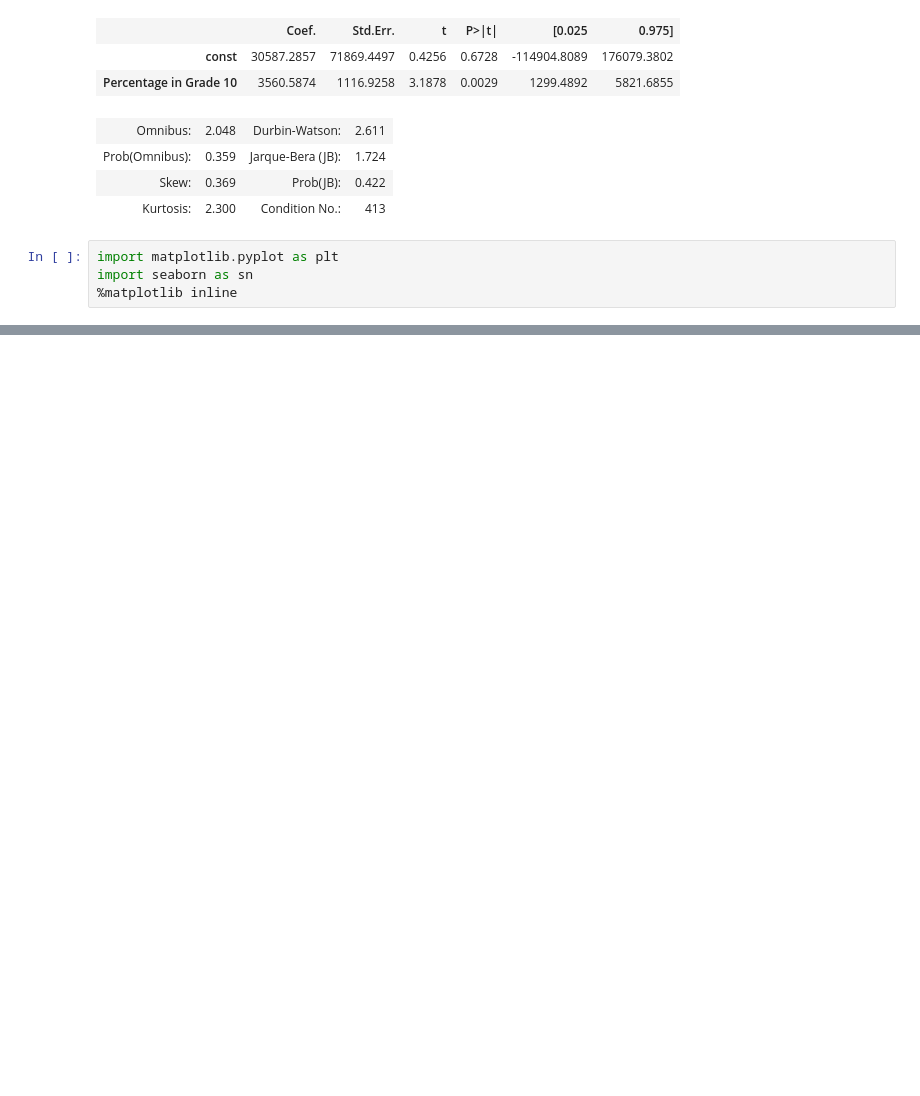
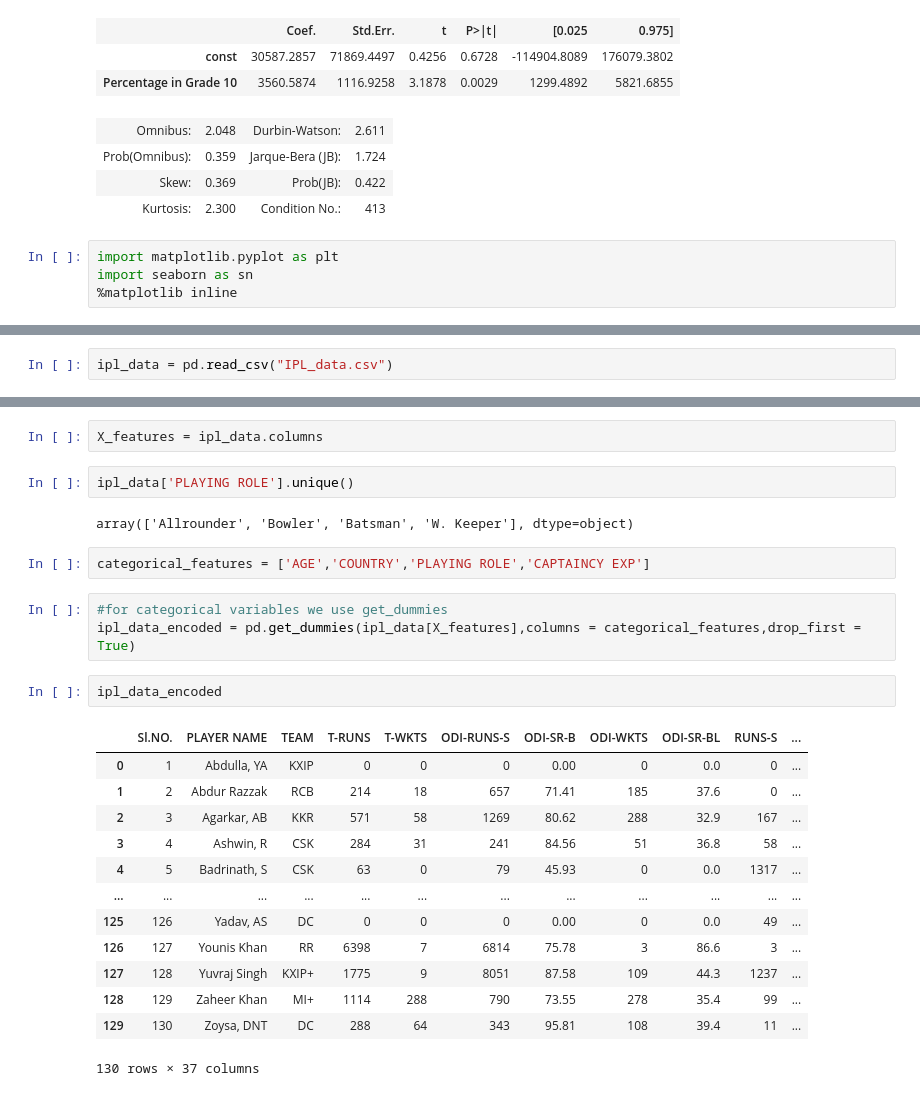
Before and after one commit to Manireddy69/foundation_of_Ml, a Jupyter notebook: Foundation_of_ML/Linear_regression.ipynb, the cells around one changed output, grey strips where cells are left out. Drawn from its saved outputs; the diff is of its cells as text; blank space fills up the shorter version.

```diff
--- a/Foundation_of_ML/Linear_regression.ipynb
+++ b/Foundation_of_ML/Linear_regression.ipynb
@@ -71,0 +116,2 @@ plt.show();
+# %%
+ipl_data = pd.read_csv("IPL_data.csv")
@@ -71,0 +147,27 @@ plt.show();
+# %%
+X_features = ipl_data.columns
+# %%
+ipl_data['PLAYING ROLE'].unique()
+# %% [output]
+array(['Allrounder', 'Bowler', 'Batsman', 'W. Keeper'], dtype=object)
+# %%
+categorical_features = ['AGE','COUNTRY','PLAYING ROLE','CAPTAINCY EXP']
+# %%
+#for categorical variables we use get_dummies
+ipl_data_encoded = pd.get_dummies(ipl_data[X_features],columns = categorical_features,drop_first = True)
+# %%
+ipl_data_encoded
+# %% [output]
+|  | Sl.NO. | PLAYER NAME | TEAM | T-RUNS | T-WKTS | ODI-RUNS-S | ODI-SR-B | ODI-WKTS | ODI-SR-BL | RUNS-S | ... |
+| 0 | 1 | Abdulla, YA | KXIP | 0 | 0 | 0 | 0.00 | 0 | 0.0 | 0 | ... |
+| 1 | 2 | Abdur Razzak | RCB | 214 | 18 | 657 | 71.41 | 185 | 37.6 | 0 | ... |
+| 2 | 3 | Agarkar, AB | KKR | 571 | 58 | 1269 | 80.62 | 288 | 32.9 | 167 | ... |
+| 3 | 4 | Ashwin, R | CSK | 284 | 31 | 241 | 84.56 | 51 | 36.8 | 58 | ... |
+| 4 | 5 | Badrinath, S | CSK | 63 | 0 | 79 | 45.93 | 0 | 0.0 | 1317 | ... |
+| ... | ... | ... | ... | ... | ... | ... | ... | ... | ... | ... | ... |
+| 125 | 126 | Yadav, AS | DC | 0 | 0 | 0 | 0.00 | 0 | 0.0 | 49 | ... |
+| 126 | 127 | Younis Khan | RR | 6398 | 7 | 6814 | 75.78 | 3 | 86.6 | 3 | ... |
+| 127 | 128 | Yuvraj Singh | KXIP+ | 1775 | 9 | 8051 | 87.58 | 109 | 44.3 | 1237 | ... |
+| 128 | 129 | Zaheer Khan | MI+ | 1114 | 288 | 790 | 73.55 | 278 | 35.4 | 99 | ... |
+| 129 | 130 | Zoysa, DNT | DC | 288 | 64 | 343 | 95.81 | 108 | 39.4 | 11 | ... |
+130 rows × 37 columns
```
Also changed, not shown: parts of 18 cells of this notebook.
